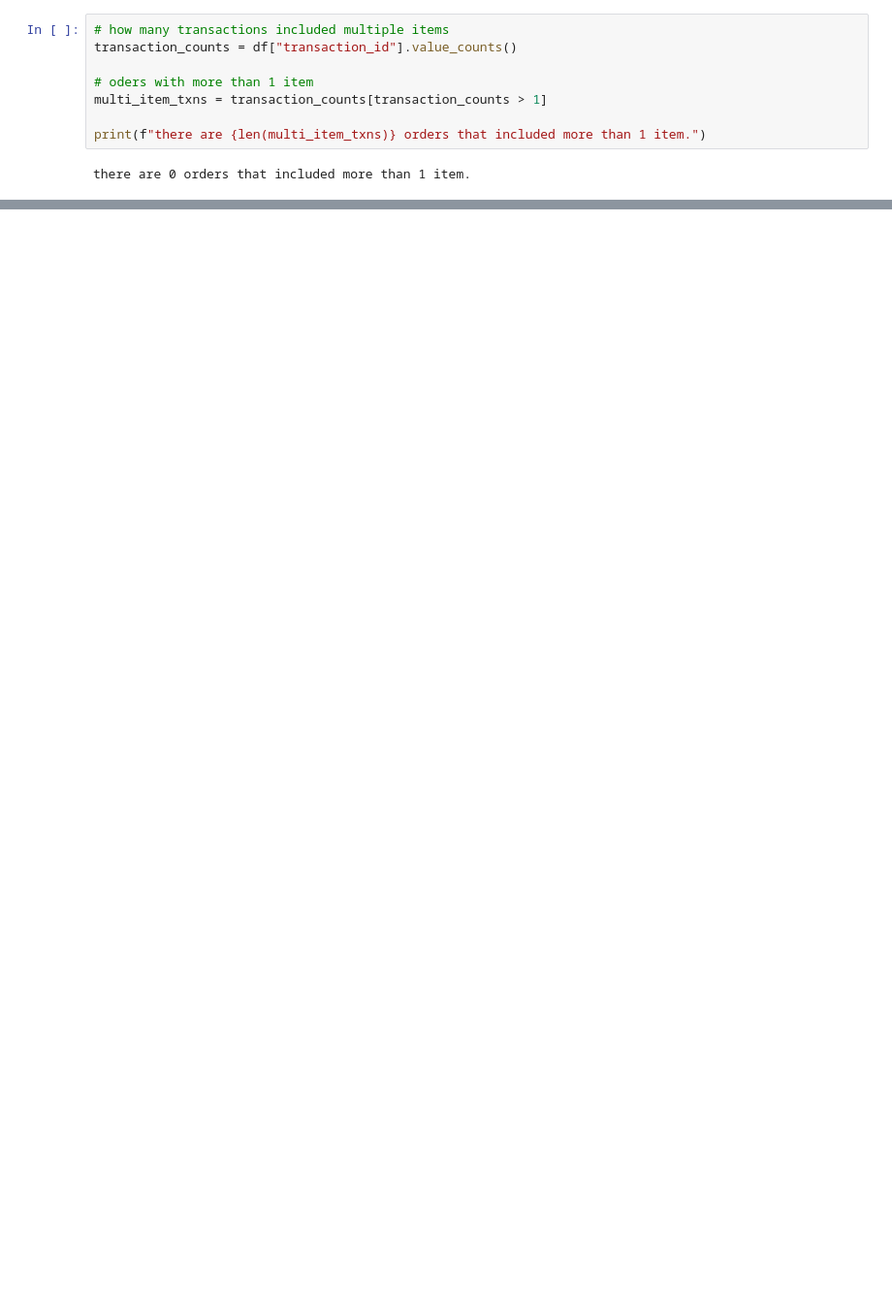
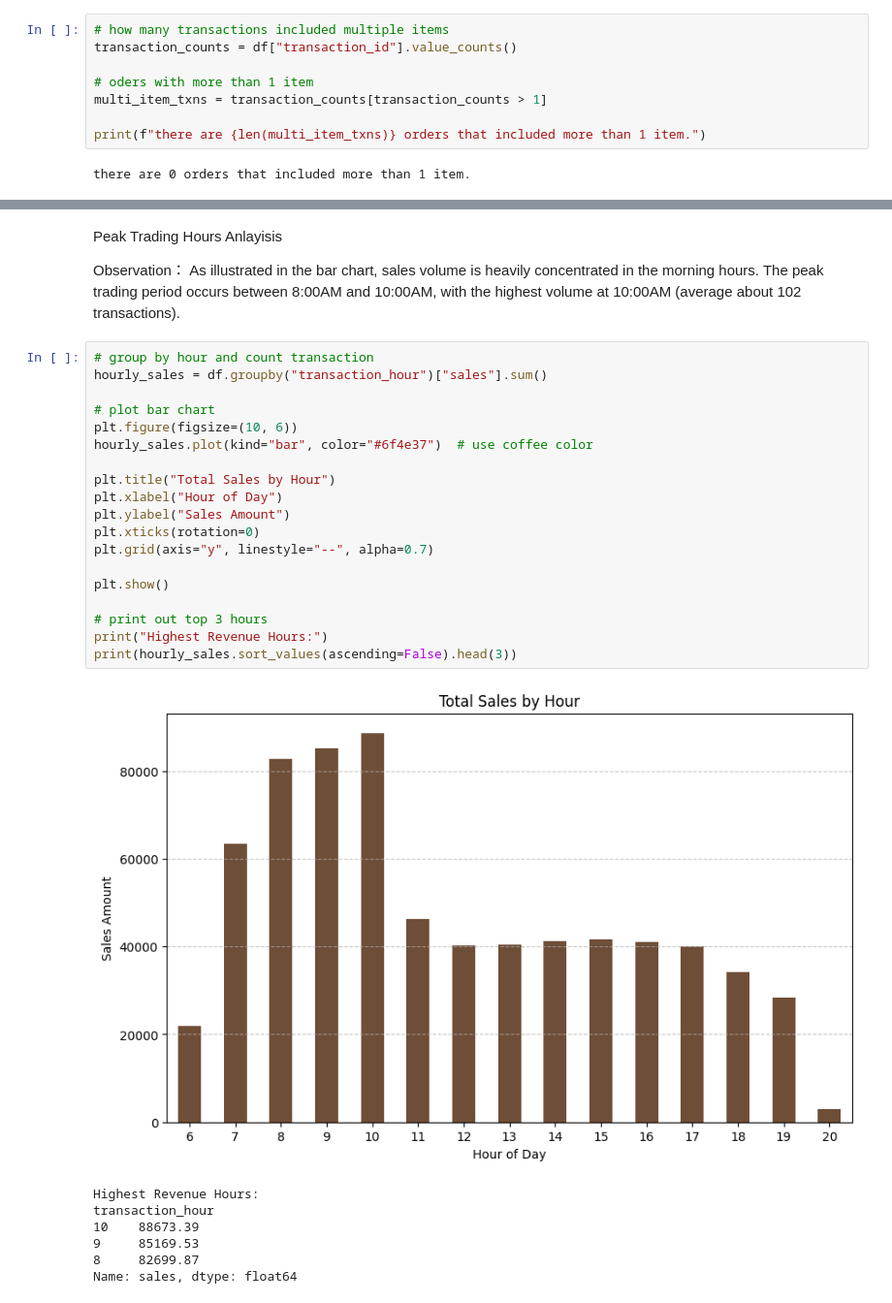
Before and after one commit to yunying-ds/coffee-sales-analysis, a Jupyter notebook: notebooks/01_exploratory_analysis.ipynb, the cells around one changed output, grey strips where cells are left out. Shown at 97% size. Drawn from its saved outputs; the diff is of its cells as text; blank space fills up the shorter version.

```diff
--- a/notebooks/01_exploratory_analysis.ipynb
+++ b/notebooks/01_exploratory_analysis.ipynb
@@ -95,0 +151,32 @@ there are 0 orders that included more than 1 item.
+# %% [markdown]
+Peak Trading Hours Anlayisis
+
+Observation：
+As illustrated in the bar chart, sales volume is heavily concentrated in the morning hours. The peak trading period occurs between 8:00AM and 10:00AM, with the highest volume at 10:00AM (average about 102 transactions).
+# %%
+# group by hour and count transaction
+hourly_sales = df.groupby("transaction_hour")["sales"].sum()
+
+# plot bar chart
+plt.figure(figsize=(10, 6))
+hourly_sales.plot(kind="bar", color="#6f4e37")  # use coffee color
+
+plt.title("Total Sales by Hour")
+plt.xlabel("Hour of Day")
+plt.ylabel("Sales Amount")
+plt.xticks(rotation=0)
+plt.grid(axis="y", linestyle="--", alpha=0.7)
+
+plt.show()
+
+# print out top 3 hours
+print("Highest Revenue Hours:")
+print(hourly_sales.sort_values(ascending=False).head(3))
+# %% [output]
+[figure, added]
+Highest Revenue Hours:
+transaction_hour
+10    88673.39
+9     85169.53
+8     82699.87
+Name: sales, dtype: float64
```
Also changed, not shown: parts of 12 cells of this notebook, 1 other file.
